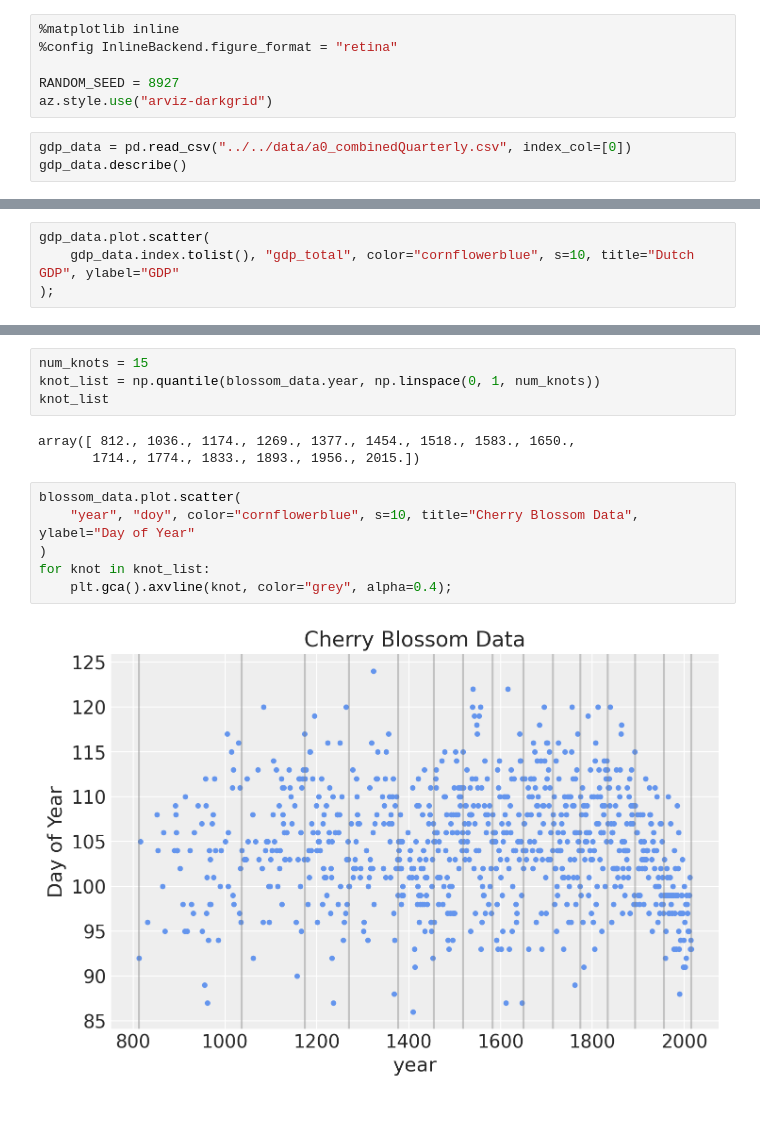
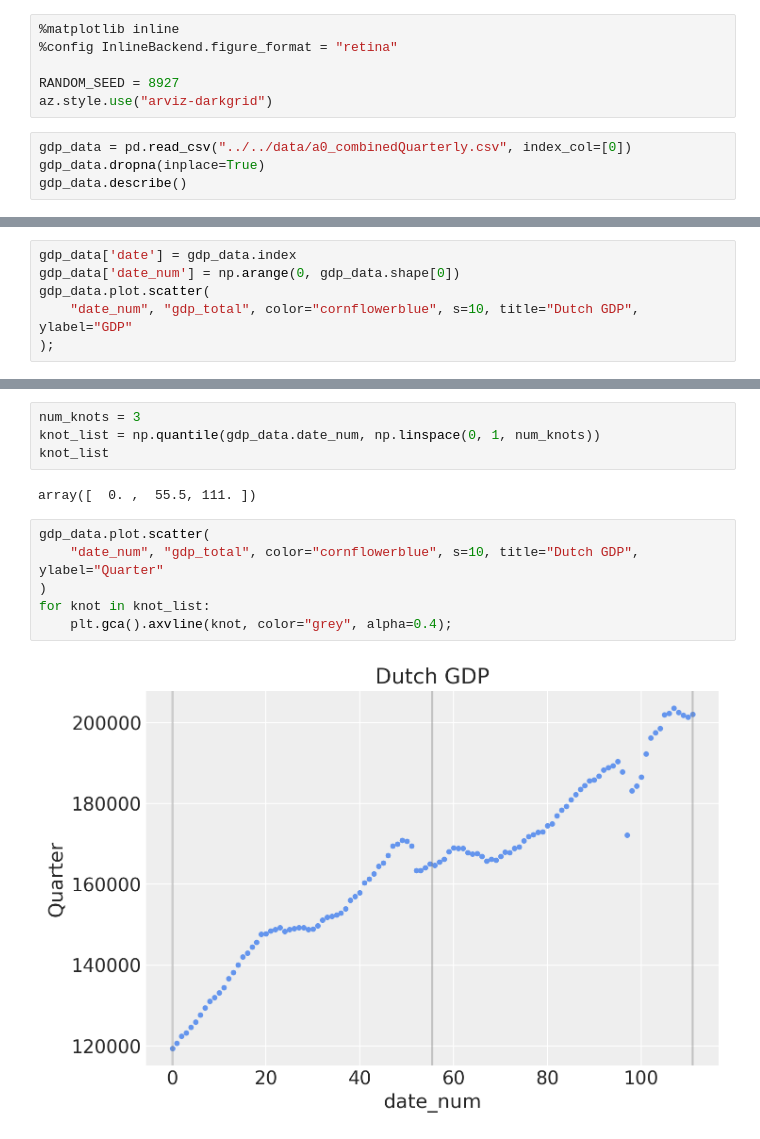
Before and after one commit to powell001/now_casting_01, a Jupyter notebook: src/pymc_examples/pymc_splines_gdp.ipynb, the cells around one changed output, grey strips where cells are left out. Cells and saved outputs as stored; diff of their text form; blank space fills up the shorter version.

```diff
--- a/src/pymc_examples/pymc_splines_gdp.ipynb
+++ b/src/pymc_examples/pymc_splines_gdp.ipynb
@@ -18,6 +18,7 @@ RANDOM_SEED = 8927
 az.style.use("arviz-darkgrid")
 # %%
 gdp_data = pd.read_csv("../../data/a0_combinedQuarterly.csv", index_col=[0])
+gdp_data.dropna(inplace=True)
 gdp_data.describe()
 # %% [output]
 |  | gdp_total | imports_goods_services | household_cons | gov_consumption | investments | gpd_invest_business_households | ... |
@@ -41,5 +42,7 @@ gdp_data.head()
 # %%
+gdp_data['date'] = gdp_data.index
+gdp_data['date_num'] = np.arange(0, gdp_data.shape[0])
 gdp_data.plot.scatter(
-    gdp_data.index.tolist(), "gdp_total", color="cornflowerblue", s=10, title="Dutch GDP", ylabel="GDP"
+    "date_num", "gdp_total", color="cornflowerblue", s=10, title="Dutch GDP", ylabel="GDP"
 );
 # %% [output]
@@ -48,18 +50,17 @@ KeyError: "None of [Index(['4/1/1995', '7/1/1995', '10/1/1995', '1/1/1996', '4/1
 # %%
-num_knots = 15
-knot_list = np.quantile(blossom_data.year, np.linspace(0, 1, num_knots))
+num_knots = 3
+knot_list = np.quantile(gdp_data.date_num, np.linspace(0, 1, num_knots))
 knot_list
 # %% [output]
-array([ 812., 1036., 1174., 1269., 1377., 1454., 1518., 1583., 1650.,
-       1714., 1774., 1833., 1893., 1956., 2015.])
+array([  0. ,  55.5, 111. ])
 # %%
-blossom_data.plot.scatter(
-    "year", "doy", color="cornflowerblue", s=10, title="Cherry Blossom Data", ylabel="Day of Year"
+gdp_data.plot.scatter(
+    "date_num", "gdp_total", color="cornflowerblue", s=10, title="Dutch GDP", ylabel="Quarter"
 )
 for knot in knot_list:
     plt.gca().axvline(knot, color="grey", alpha=0.4);
 # %% [output]
-[figure, old version]
+[figure, new version]
 # %%
 B = dmatrix(
     "bs(year, knots=knots, degree=3, include_intercept=True) - 1",
```
Also changed, not shown: parts of 13 cells of this notebook, 6 other files.
